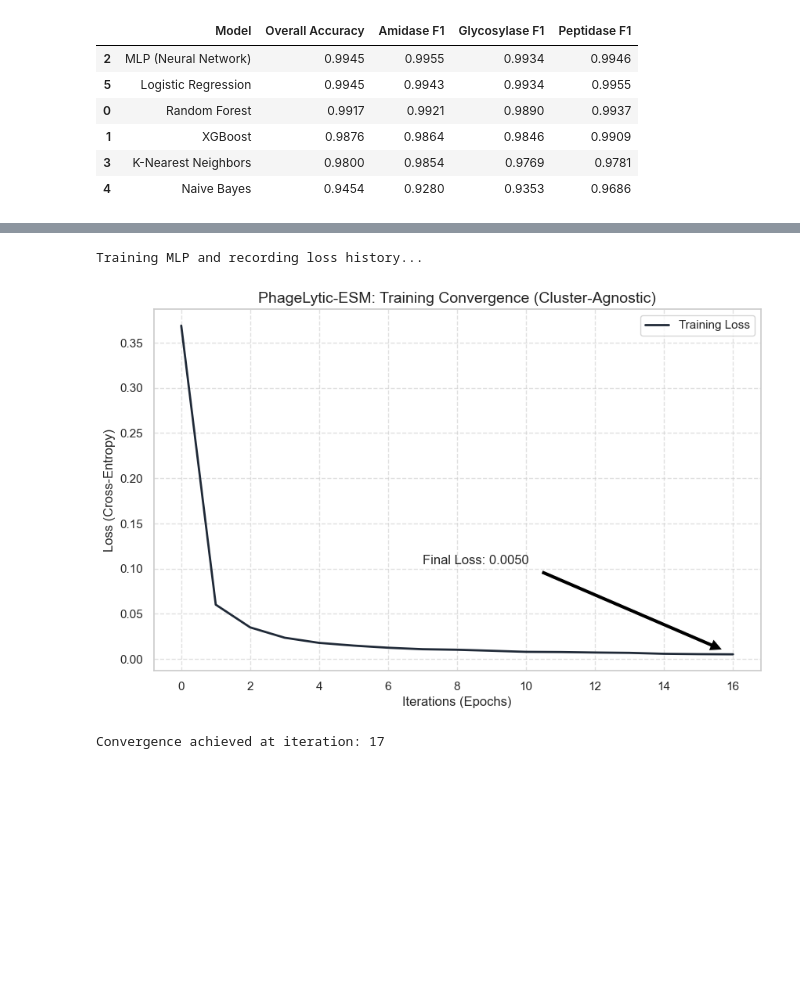
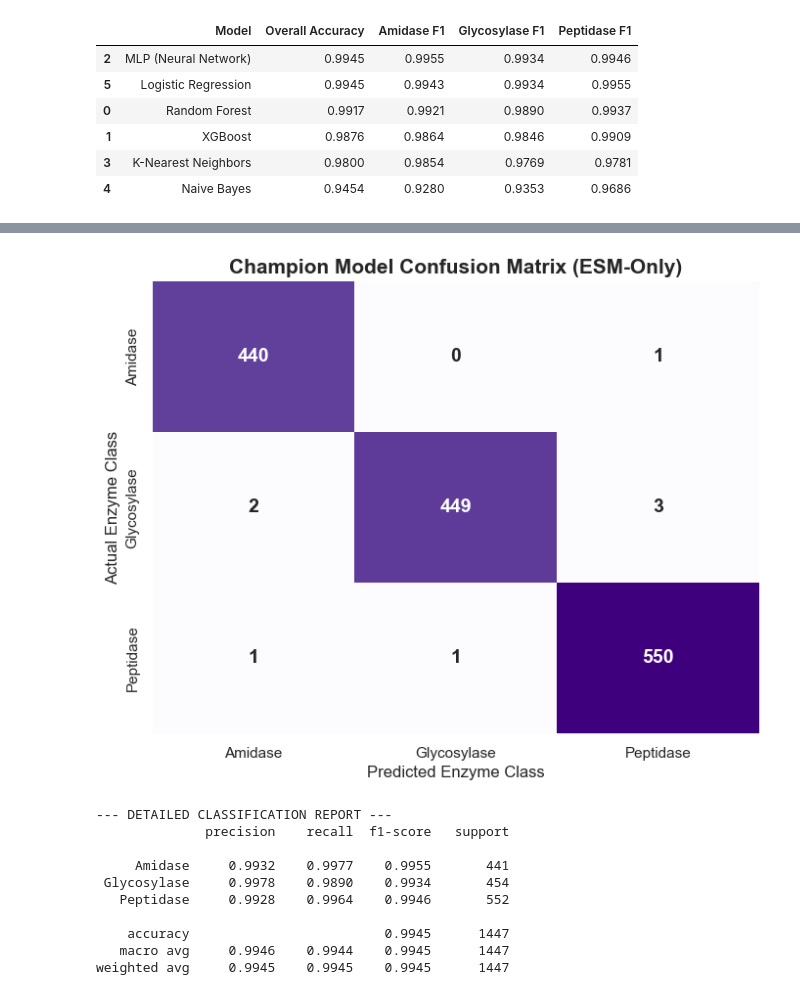
Before and after one commit to Criflar/phage-enzyme-classifier, a Jupyter notebook: phagelytic-esm.ipynb, the cells around one changed output, grey strips where cells are left out. Cells and saved outputs as stored; diff of their text form; code cells hidden in the pictures; blank space fills up the shorter version.

```diff
--- a/phagelytic-esm.ipynb
+++ b/phagelytic-esm.ipynb
@@ -713,50 +967,41 @@ test plot
 # %%
 import matplotlib.pyplot as plt
+import seaborn as sns
+from sklearn.metrics import confusion_matrix, classification_report
 from sklearn.neural_network import MLPClassifier
 
-# 1. Use the scaled training data from previous GroupShuffleSplit
-# We'll initialize a model that tracks the loss
-mlp_history = MLPClassifier(
-    hidden_layer_sizes=(100,),
-    max_iter=500,
-    alpha=0.0001,
-    solver='adam',
-    verbose=False,
-    random_state=42,
-    early_stopping=True,    # This enables the validation tracking
-    validation_fraction=0.1 # Takes 10% of training data for the 'Val' curve
-)
+# 1. Re-initialize and train the Champion Model (ESM-Only MLP) for a clean extraction
+champion_mlp = MLPClassifier(random_state=42, max_iter=1000)
+champion_mlp.fit(X_train_scaled, y_train)
 
-print("Training MLP and recording loss history...")
-mlp_history.fit(X_train_scaled, y_train)
+# 2. Generate Predictions on the isolated Test Set
+y_pred = champion_mlp.predict(X_test_scaled)
 
-# 2. Extract Loss Data
-train_loss = mlp_history.loss_curve_
-val_loss = mlp_history.validation_scores_ # Note: sklearn saves val as scores (accuracy)
+# 3. Generate the Confusion Matrix
+cm = confusion_matrix(y_test, y_pred)
 
-# 3. Generate the Chart
-plt.figure(figsize=(10, 6))
+plt.figure(figsize=(8, 6))
+sns.heatmap(cm, annot=True, fmt='d', cmap='Purples',
+            xticklabels=le.classes_, yticklabels=le.classes_,
+            cbar=False, annot_kws={"size": 14, "weight": "bold"})
 
-# Plot Training Loss
-plt.plot(train_loss, label='Training Loss', color='#1f2937', lw=2)
-
-# If early_stopping is true, we can visualize the validation score jump
-# (Multiplying by a factor to visualize on the same scale or using a twin axis)
-plt.title('PhageLytic-ESM: Training Convergence (Cluster-Agnostic)', fontsize=14)
-plt.xlabel('Iterations (Epochs)', fontsize=12)
-plt.ylabel('Loss (Cross-Entropy)', fontsize=12)
-plt.grid(True, linestyle='--', alpha=0.6)
-plt.legend()
-
-plt.annotate(f'Final Loss: {train_loss[-1]:.4f}',
-             xy=(len(train_loss)-1, train_loss[-1]),
-             xytext=(len(train_loss)-10, train_loss[-1]+0.1),
-             arrowprops=dict(facecolor='black', shrink=0.05))
-
+plt.title('Champion Model Confusion Matrix (ESM-Only)', fontsize=15, fontweight='bold')
+plt.xlabel('Predicted Enzyme Class', fontsize=12)
+plt.ylabel('Actual Enzyme Class', fontsize=12)
 plt.show()
 
-print(f"Convergence achieved at iteration: {len(train_loss)}")
+# 4. Generate the Classification Report
+print("\n--- DETAILED CLASSIFICATION REPORT ---")
+print(classification_report(y_test, y_pred, target_names=le.classes_, digits=4))
 # %% [output]
+[figure, new version]
-Training MLP and recording loss history...
+--- DETAILED CLASSIFICATION REPORT ---
+              precision    recall  f1-score   support
+
+     Amidase     0.9932    0.9977    0.9955       441
+ Glycosylase     0.9978    0.9890    0.9934       454
+   Peptidase     0.9928    0.9964    0.9946       552
+
+    accuracy                         0.9945      1447
+   macro avg     0.9946    0.9944    0.9945      1447
+weighted avg     0.9945    0.9945    0.9945      1447
-[figure, old version]
-Convergence achieved at iteration: 17
```
Also changed, not shown: parts of 28 cells of this notebook, 11 other files.
